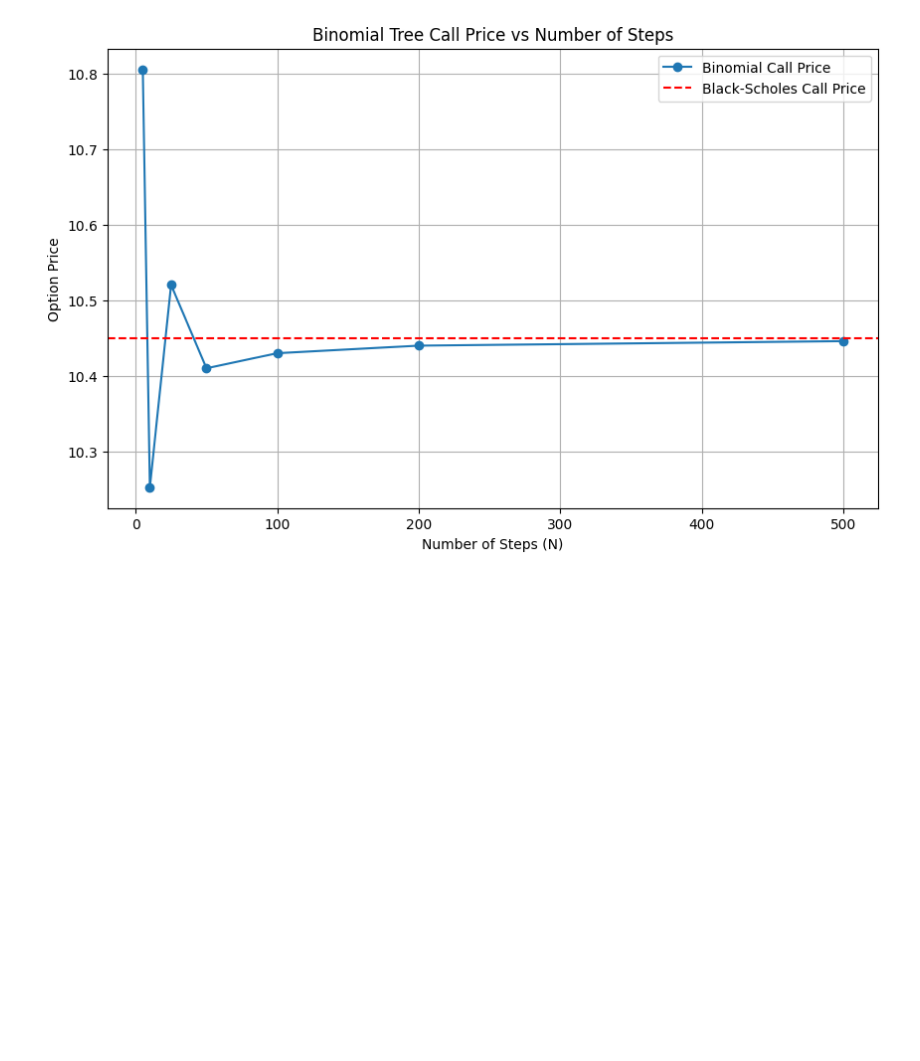
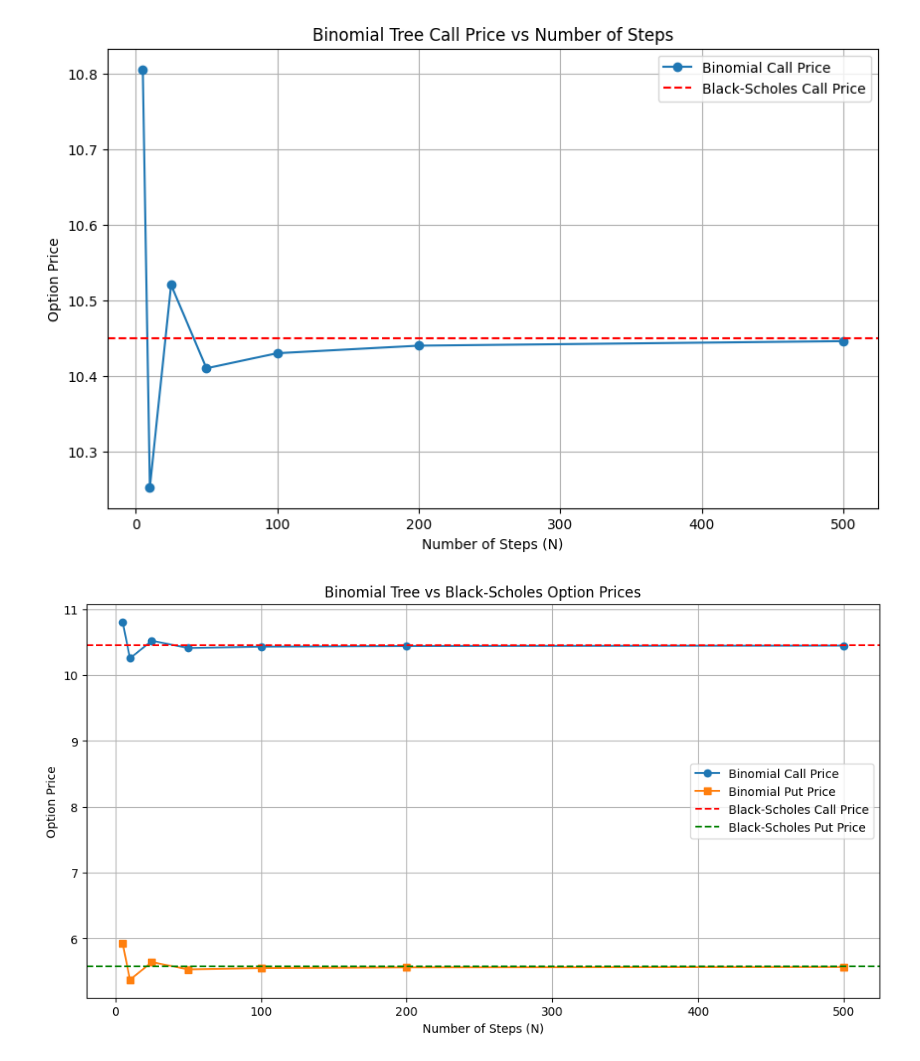
Before and after one commit to RodrigoJimenezAlonso/OptionPricing, a Jupyter notebook: notebooks/02_BinomialTree.ipynb, the cells around one changed output. Drawn from its saved outputs; the diff is of its cells as text; code cells hidden in the pictures; blank space fills up the shorter version.

```diff
--- a/notebooks/02_BinomialTree.ipynb
+++ b/notebooks/02_BinomialTree.ipynb
@@ -93,3 +93,25 @@ plt.show()
 Black-Scholes Call: 10.4506, Put: 5.5735
 Binomial Tree Call: 10.4107, Put: 5.5336
 [figure]
+# %%
+# ==============================================================
+# Convergence of Binomial Tree to Black-Scholes for Call and Put
+# ==============================================================
+N_values = [5, 10, 25, 50, 100, 200, 500]
+
+call_prices_binomial = [binomial_tree_price(S0, K, T, r, sigma, N, 'call') for N in N_values]
+put_prices_binomial = [binomial_tree_price(S0, K, T, r, sigma, N, 'put') for N in N_values]
+
+plt.figure(figsize=(12,6))
+plt.plot(N_values, call_prices_binomial, marker='o', label='Binomial Call Price')
+plt.plot(N_values, put_prices_binomial, marker='s', label='Binomial Put Price')
+plt.axhline(call_price_bs, color='red', linestyle='--', label='Black-Scholes Call Price')
+plt.axhline(put_price_bs, color='green', linestyle='--', label='Black-Scholes Put Price')
+plt.title('Binomial Tree vs Black-Scholes Option Prices')
+plt.xlabel('Number of Steps (N)')
+plt.ylabel('Option Price')
+plt.legend()
+plt.grid(True)
+plt.show()
+# %% [output]
+[figure, added]
```
Also changed, not shown: parts of 1 cell of this notebook.
